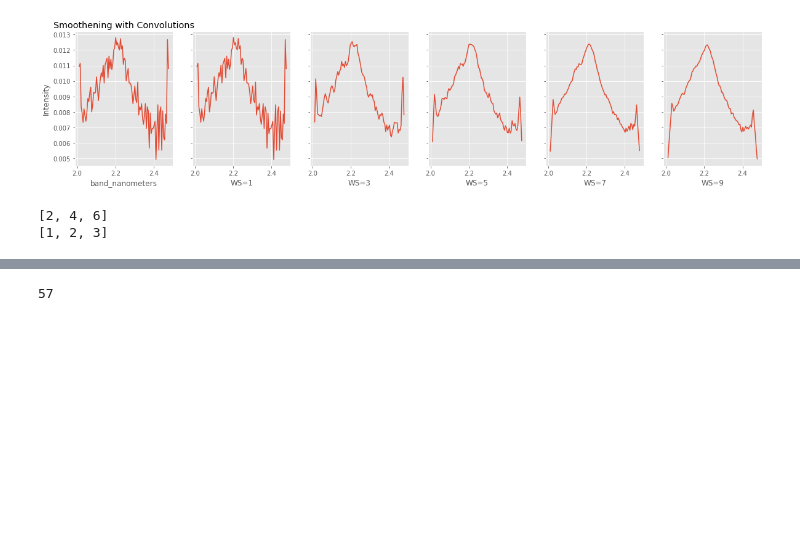
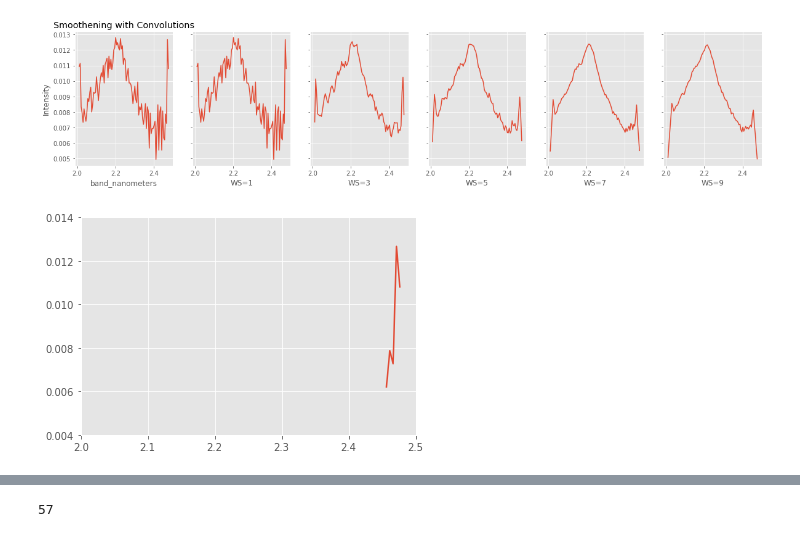
Before and after one commit to rachit-ranjan16/CrownSeg, a Jupyter notebook: Segmentation through Clustering.ipynb, the cells around one changed output, grey strips where cells are left out. Saved outputs shown, nothing was run; the diff lists cells and outputs as text; code cells hidden in the pictures; blank space fills up the shorter version.

```diff
--- a/Segmentation through Clustering.ipynb
+++ b/Segmentation through Clustering.ipynb
@@ -146,13 +152,11 @@ plt.savefig('smooth.png')
 plt.show()
 # %% [output]
 [figure]
-# %%
-l = [1,2,3]
-def change(l):
-    l = list(map(lambda x: x*2, l))
-    print(l)
-change(l)
-print(l)
-# %% [output]
-[2, 4, 6]
-[1, 2, 3]
+# %%
+marker = 364
+plt.xlim(2.0,2.5)
+plt.ylim(0.004,0.014)
+plt.plot(trim_wavelengths[marker:],  smoothen(trimmed[marker:], 1))
+plt.show()
+# %% [output]
+[figure, added]
```
Also changed, not shown: parts of 20 cells of this notebook, 3 other files.
